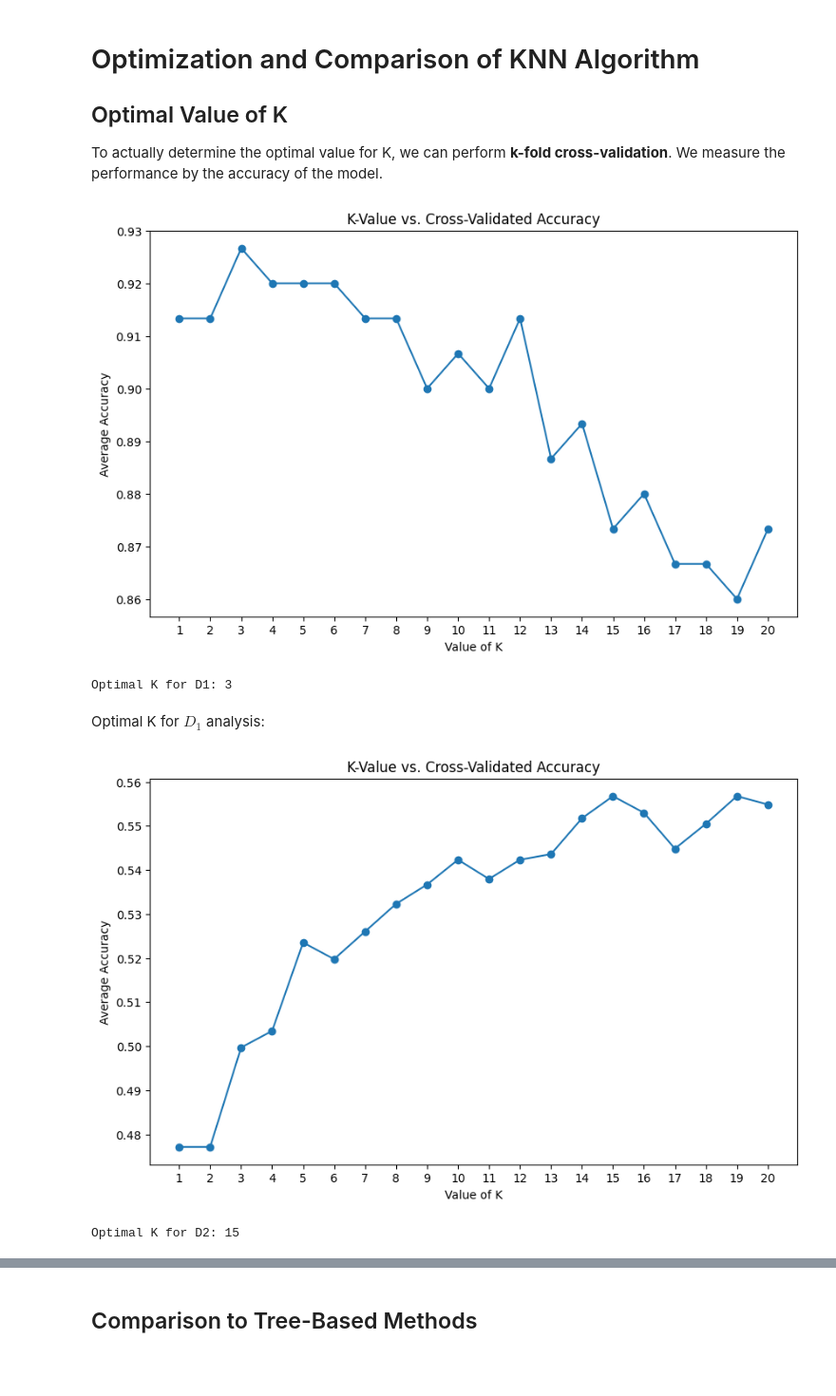
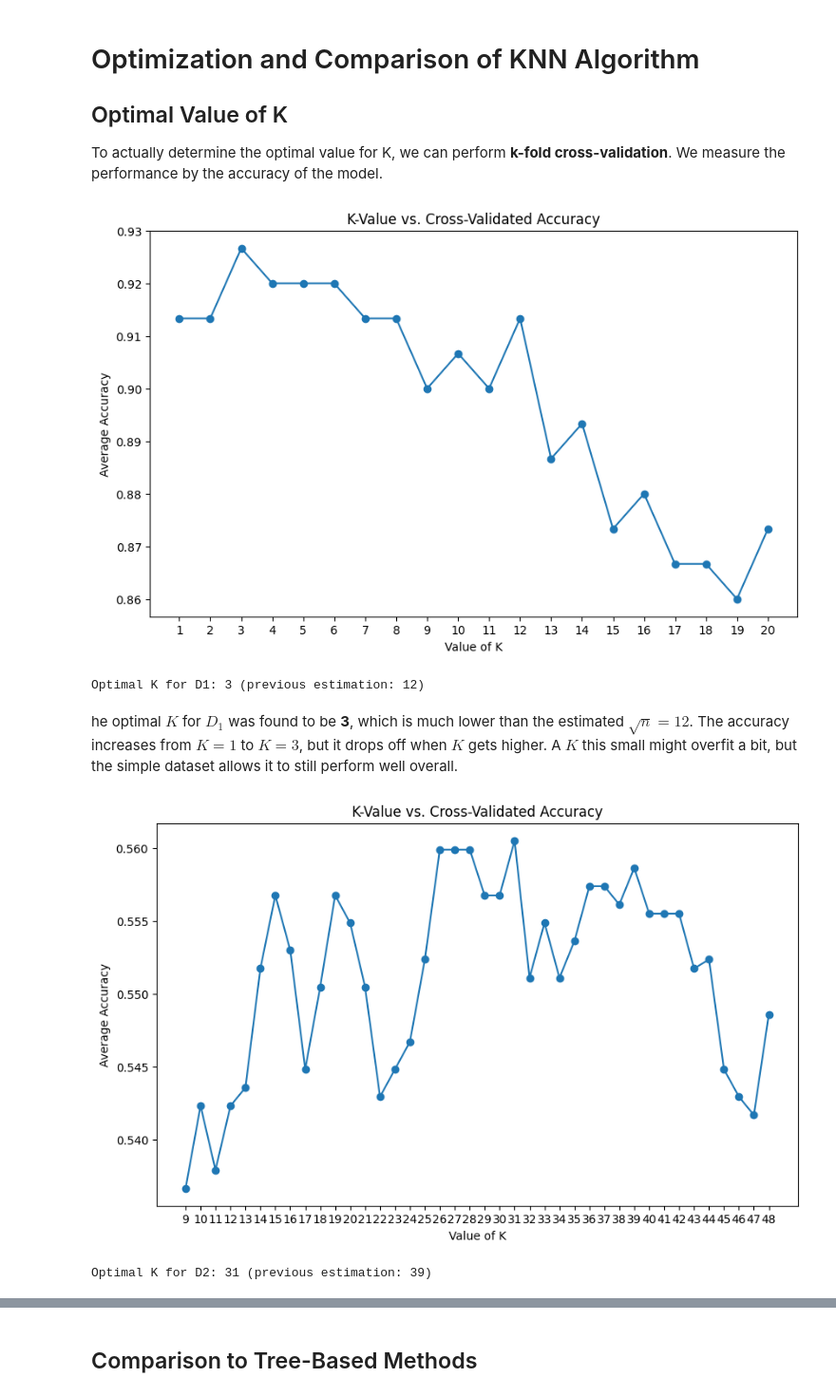
Before and after one commit to moOritzl/bachelorpraktikum-applied-machine-learning, a Jupyter notebook: Week_07/K-Nearest_Neighbor.ipynb, the cells around one changed output, grey strips where cells are left out. Shown at 95% size. Cells and saved outputs as stored; diff of their text form; code cells hidden in the pictures; blank space fills up the shorter version.

```diff
--- a/Week_07/K-Nearest_Neighbor.ipynb
+++ b/Week_07/K-Nearest_Neighbor.ipynb
@@ -197,16 +197,16 @@ def determine_optimal_k(X, y, k_values=range(1, 21), n_splits=5):
     return k_values[np.argmax(avg_accuracies)]
 # %%
 D1_optimal_k = determine_optimal_k(D1_X, D1_y)
-print(f'Optimal K for D1: {D1_optimal_k}')
+print(f'Optimal K for D1: {D1_optimal_k} (previous estimation: {int(np.sqrt(len(D1_X)))})')
 # %% [output]
 [figure]
-Optimal K for D1: 3
+Optimal K for D1: 3 (previous estimation: 12)
 # %% [markdown]
-Optimal K for $D_1$ analysis:
+he optimal $K$ for $D_1$ was found to be **3**, which is much lower than the estimated $\sqrt{n} = 12$. The accuracy increases from $K=1$ to $K=3$, but it drops off when $K$ gets higher. A $K$ this small might overfit a bit, but the simple dataset allows it to still perform well overall.
 # %%
-D2_optimal_k = determine_optimal_k(D2_X, D2_y)
-print(f'Optimal K for D2: {D2_optimal_k}')
+D2_optimal_k = determine_optimal_k(D2_X, D2_y, k_values=range(9, 49))
+print(f'Optimal K for D2: {D2_optimal_k} (previous estimation: {int(np.sqrt(len(D2_X)))})')
 # %% [output]
-[figure, old version]
+[figure, new version]
-Optimal K for D2: 15
+Optimal K for D2: 31 (previous estimation: 39)
 # %% [markdown]
```
Also changed, not shown: parts of 16 cells of this notebook.
